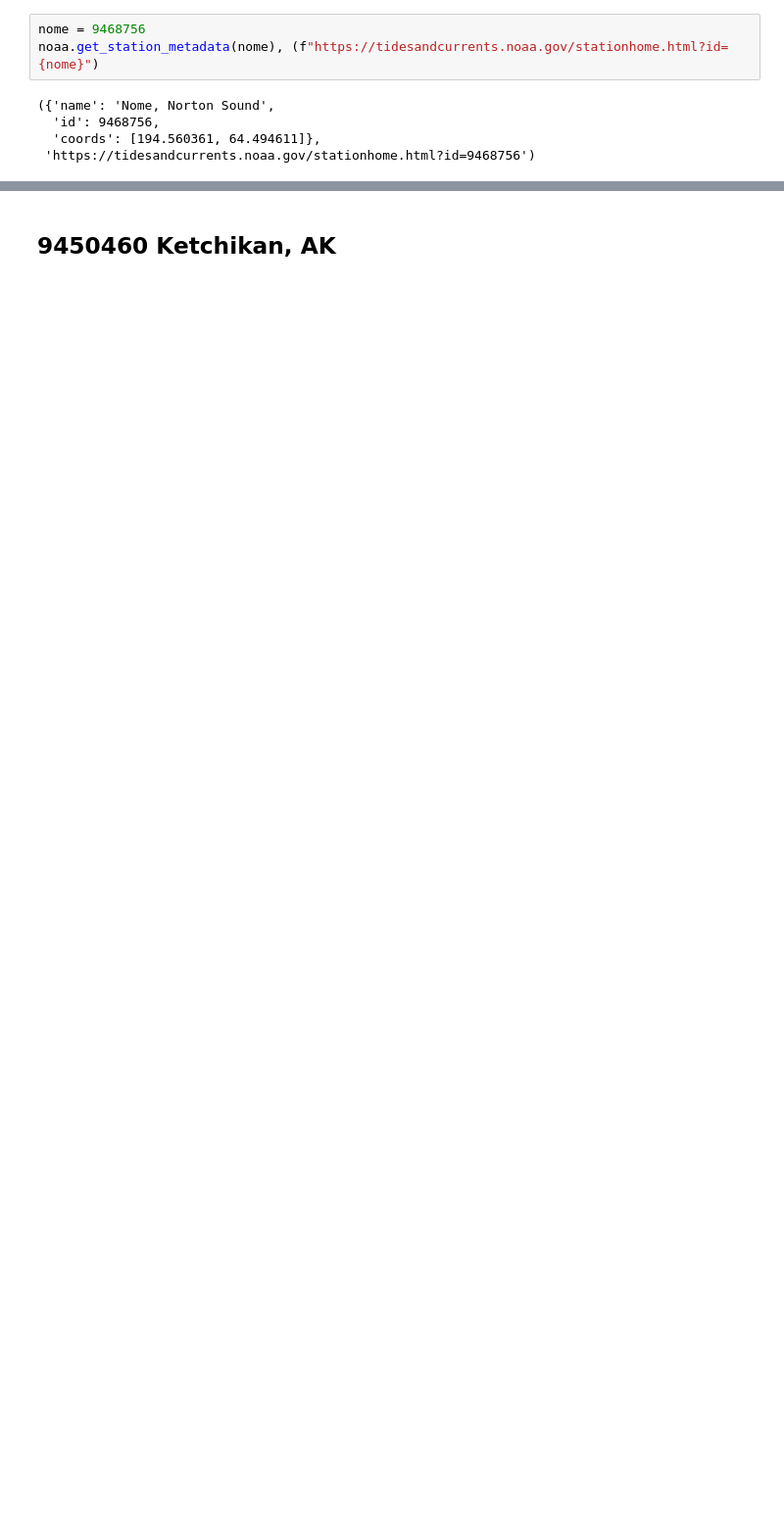
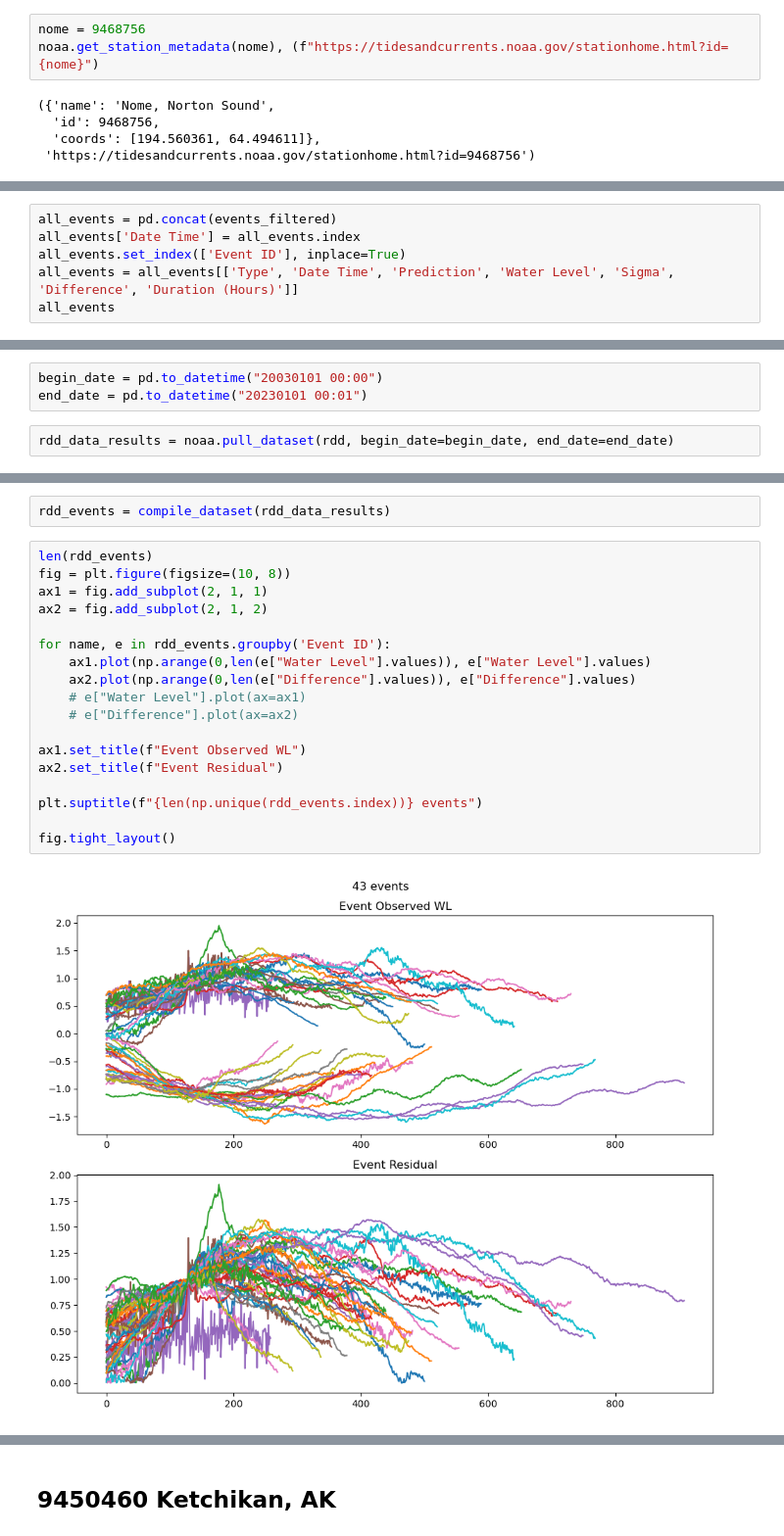
Before and after one commit to UT-CHG/pyadcirc, a Jupyter notebook: notebooks/NOAA_Scrape_Data.ipynb, the cells around one changed output, grey strips where cells are left out. Shown at 98% size. Drawn from its saved outputs; the diff is of its cells as text; blank space fills up the shorter version.

```diff
--- a/notebooks/NOAA_Scrape_Data.ipynb
+++ b/notebooks/NOAA_Scrape_Data.ipynb
@@ -479,0 +543,6 @@ fig.tight_layout()
+# %%
+all_events = pd.concat(events_filtered)
+all_events['Date Time'] = all_events.index
+all_events.set_index(['Event ID'], inplace=True)
+all_events = all_events[['Type', 'Date Time', 'Prediction', 'Water Level', 'Sigma', 'Difference', 'Duration (Hours)']]
+all_events
@@ -479,0 +582,5 @@ fig.tight_layout()
+# %%
+begin_date = pd.to_datetime("20030101 00:00")
+end_date = pd.to_datetime("20230101 00:01")
+# %%
+rdd_data_results = noaa.pull_dataset(rdd, begin_date=begin_date, end_date=end_date)
@@ -479,0 +657,22 @@ fig.tight_layout()
+# %%
+rdd_events = compile_dataset(rdd_data_results)
+# %%
+len(rdd_events)
+fig = plt.figure(figsize=(10, 8))
+ax1 = fig.add_subplot(2, 1, 1)
+ax2 = fig.add_subplot(2, 1, 2)
+
+for name, e in rdd_events.groupby('Event ID'):
+    ax1.plot(np.arange(0,len(e["Water Level"].values)), e["Water Level"].values)
+    ax2.plot(np.arange(0,len(e["Difference"].values)), e["Difference"].values)
+    # e["Water Level"].plot(ax=ax1)
+    # e["Difference"].plot(ax=ax2)
+
+ax1.set_title(f"Event Observed WL")
+ax2.set_title(f"Event Residual")
+
+plt.suptitle(f"{len(np.unique(rdd_events.index))} events")
+
+fig.tight_layout()
+# %% [output]
+[figure, added]
```
Also changed, not shown: parts of 67 cells of this notebook, 1 other file.
